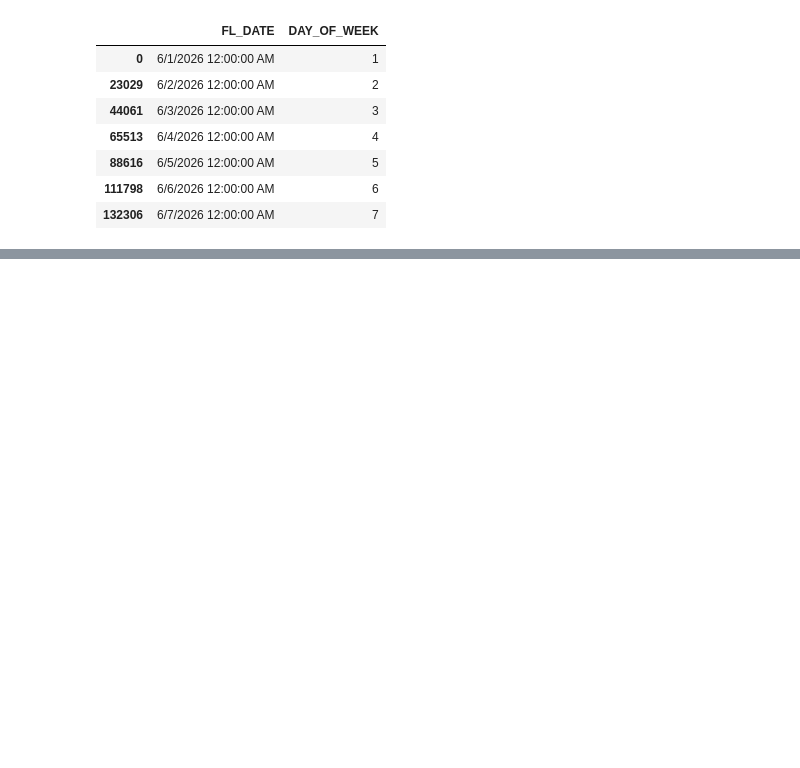
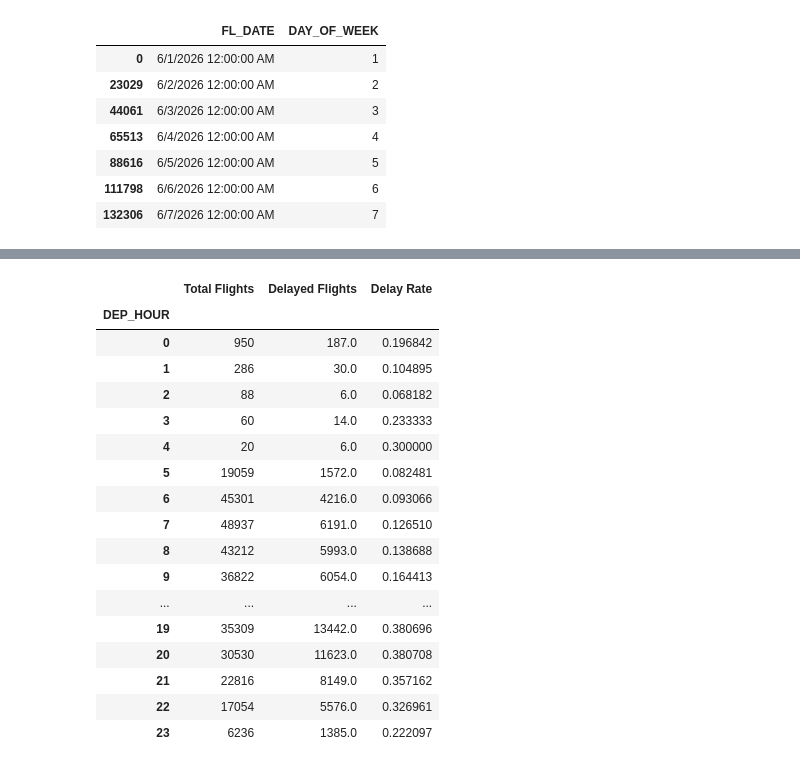
Before and after one commit to JessicaBrantley/flight-delay-prediction, a Jupyter notebook: notebooks/01_data_exploration.ipynb, the cells around one changed output, grey strips where cells are left out. Saved outputs shown, nothing was run; the diff lists cells and outputs as text; code cells hidden in the pictures; blank space fills up the shorter version.

```diff
--- a/notebooks/01_data_exploration.ipynb
+++ b/notebooks/01_data_exploration.ipynb
@@ -259,0 +441,3 @@ df_clean[["FL_DATE", "DAY_OF_WEEK"]].drop_duplicates().head(7)
+# %%
+delayed_flights_by_hour =  df_clean.groupby("DEP_HOUR")["ARR_DEL15"].sum()
+delayed_flights_by_hour
@@ -259,0 +462,3 @@ df_clean[["FL_DATE", "DAY_OF_WEEK"]].drop_duplicates().head(7)
+# %%
+total_flights_by_hour = df_clean["DEP_HOUR"].value_counts().sort_index()
+total_flights_by_hour
@@ -259,0 +483,27 @@ df_clean[["FL_DATE", "DAY_OF_WEEK"]].drop_duplicates().head(7)
+# %%
+hourly_summary = pd.DataFrame({
+    "Total Flights": total_flights_by_hour,
+    "Delayed Flights": delayed_flights_by_hour,
+    "Delay Rate": delay_by_hour
+})
+
+hourly_summary
+# %% [output]
+|  | Total Flights | Delayed Flights | Delay Rate |
+| DEP_HOUR |  |  |  |
+| 0 | 950 | 187.0 | 0.196842 |
+| 1 | 286 | 30.0 | 0.104895 |
+| 2 | 88 | 6.0 | 0.068182 |
+| 3 | 60 | 14.0 | 0.233333 |
+| 4 | 20 | 6.0 | 0.300000 |
+| 5 | 19059 | 1572.0 | 0.082481 |
+| 6 | 45301 | 4216.0 | 0.093066 |
+| 7 | 48937 | 6191.0 | 0.126510 |
+| 8 | 43212 | 5993.0 | 0.138688 |
+| 9 | 36822 | 6054.0 | 0.164413 |
+| ... | ... | ... | ... |
+| 19 | 35309 | 13442.0 | 0.380696 |
+| 20 | 30530 | 11623.0 | 0.380708 |
+| 21 | 22816 | 8149.0 | 0.357162 |
+| 22 | 17054 | 5576.0 | 0.326961 |
+| 23 | 6236 | 1385.0 | 0.222097 |
```
Also changed, not shown: parts of 23 cells of this notebook.
